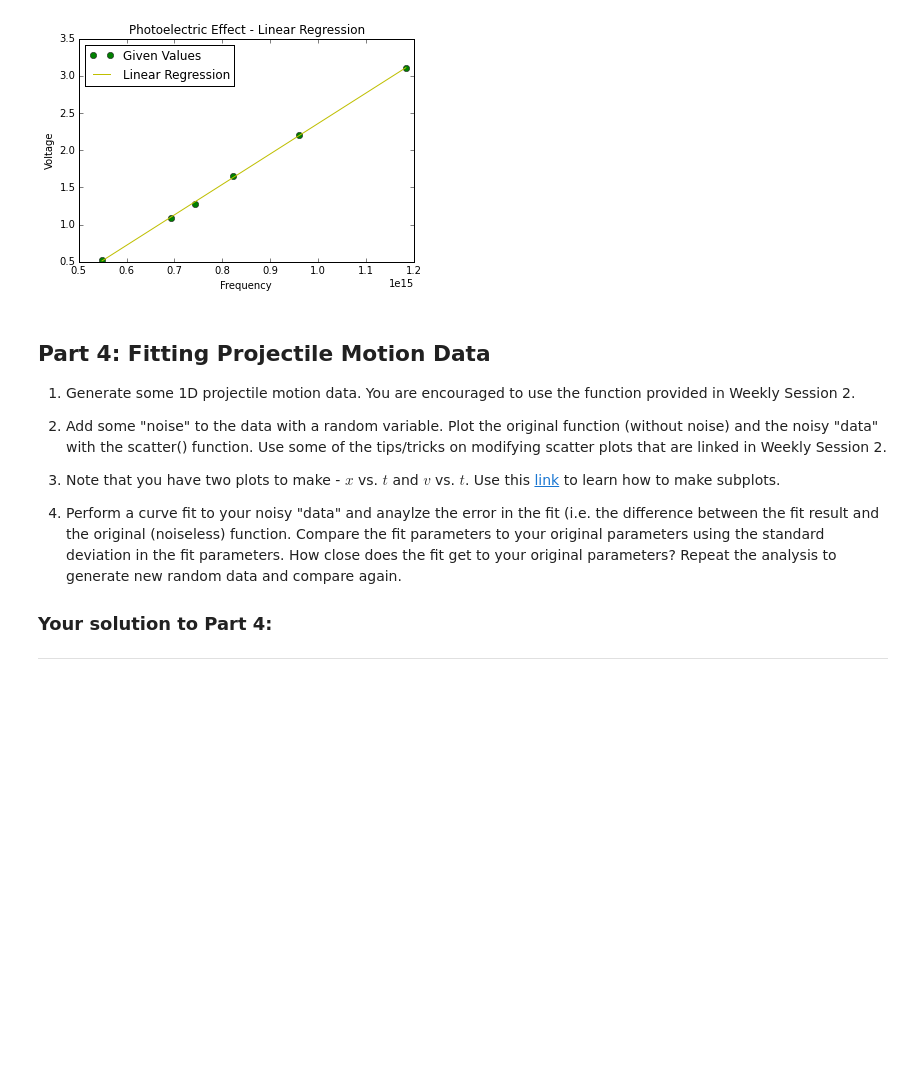
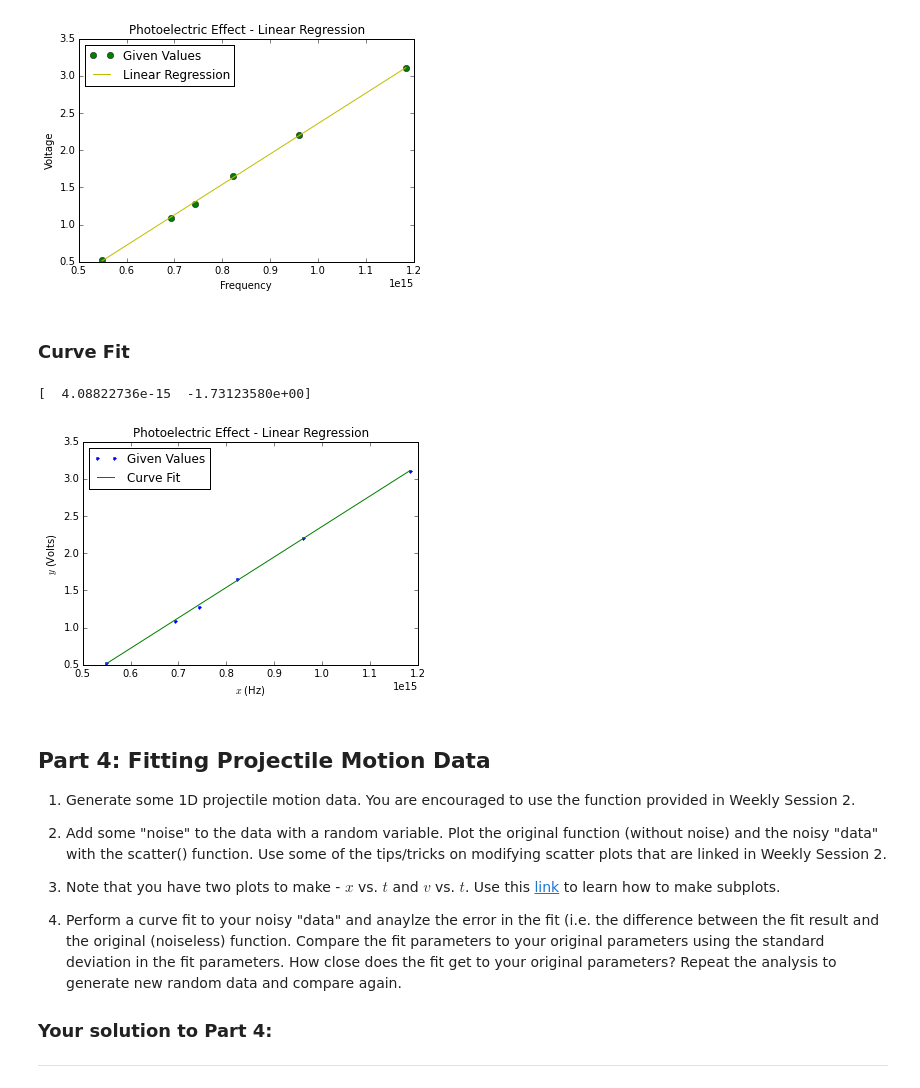
Before and after one commit to willmon16/Labs, a Jupyter notebook: Lab2/Lab2 - Curve Fitting.ipynb, the cells around one changed output. Drawn from its saved outputs; the diff is of its cells as text; code cells hidden in the pictures; blank space fills up the shorter version.

Commit message:
Version 2
I finalized my lab 2 and corrected the code needed

```diff
--- a/Lab2/Lab2 - Curve Fitting.ipynb
+++ b/Lab2/Lab2 - Curve Fitting.ipynb
@@ -197,6 +197,36 @@ plt.title("Photoelectric Effect - Linear Regression")
 # %% [output]
 <matplotlib.text.Text at 0x...>
 [figure]
+# %% [markdown]
+### Curve Fit
+# %%
+# I added this curve fit which I did not have in either version 1 or version 0
+from scipy.optimize import curve_fit
+
+# Define a function that creates a linear curve fit
+def func(x1, a, b):
+    return a * x1 + b
+
+# Finds the parameters of the curve along with the covariance
+parameters, covariance = curve_fit(func, x, y)
+
+# This creates the points y for the linear fit above
+yfit = func(x, *parameters)
+# the splat operator unpacks an array into function arguments
+
+plt.plot(x,y,".",label="Given Values")
+plt.plot(x,yfit,label="Curve Fit")
+plt.legend(loc = 'best')
+
+# Labels the x and y axis
+plt.xlabel(r"$x$ (Hz)")
+plt.ylabel("$y$ (Volts)")
+plt.title("Photoelectric Effect - Linear Regression")
+
+print(parameters)
+# %% [output]
+[  4.08822736e-15  -1.73123580e+00]
+[figure, added]
 # %% [markdown]
 ## Part 4: Fitting Projectile Motion Data
 
```
Also changed, not shown: parts of 6 cells of this notebook, 1 other file.
